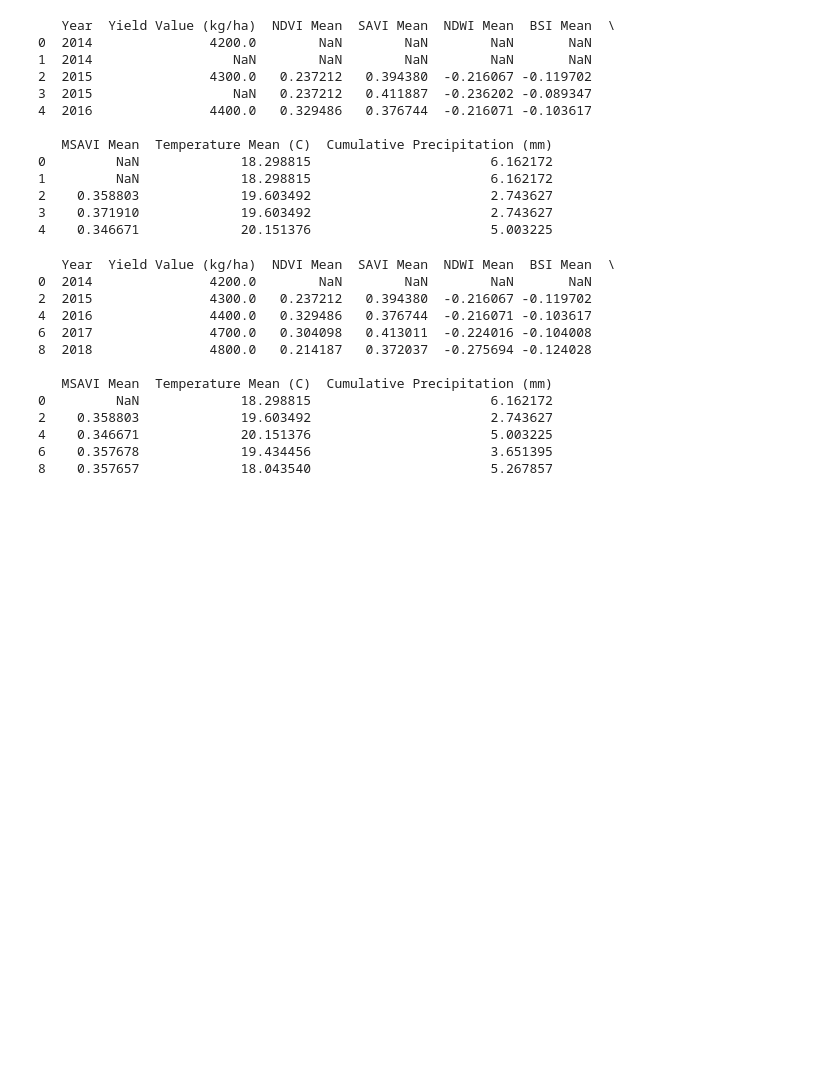
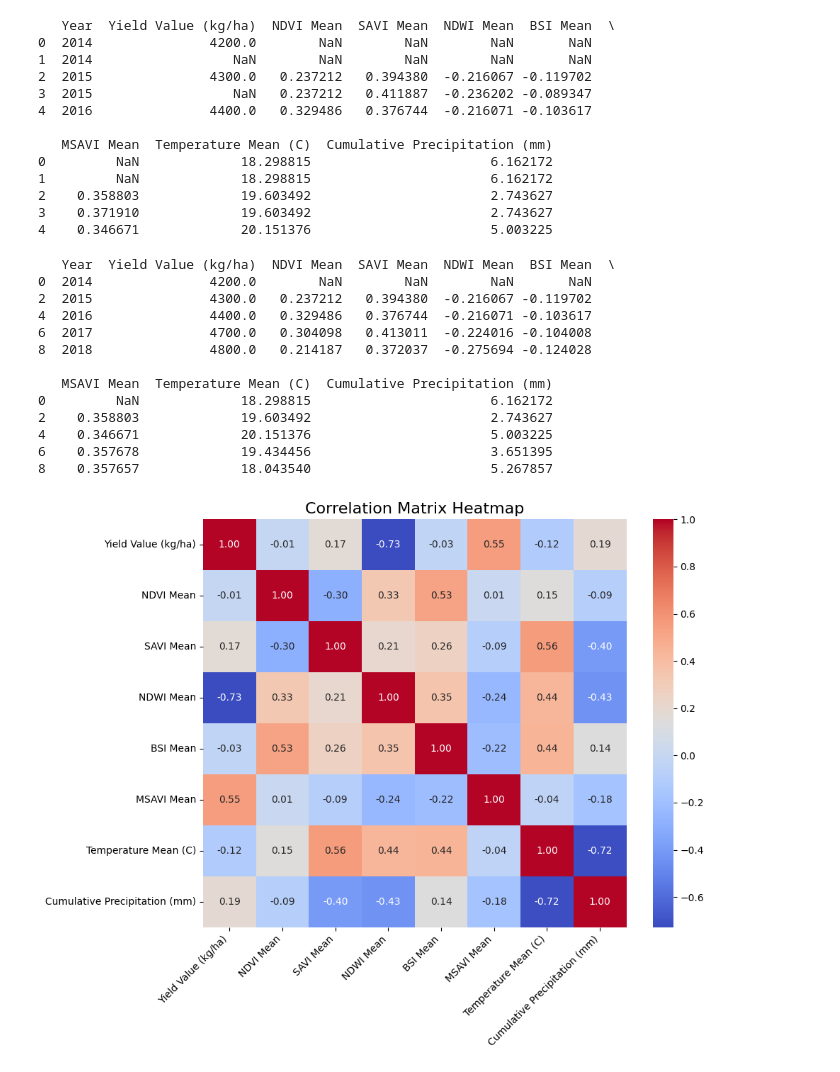
Before and after one commit to HEM2058/NDVI_Calculation_Sentinelhub, a Jupyter notebook: Yield_Estimation_System.ipynb, the cells around one changed output. Cells and saved outputs as stored; diff of their text form; code cells hidden in the pictures; blank space fills up the shorter version.

```diff
--- a/Yield_Estimation_System.ipynb
+++ b/Yield_Estimation_System.ipynb
@@ -77,3 +77,32 @@ print(filtered_data.head())
 4    0.346671             20.151376                       5.003225
 6    0.357678             19.434456                       3.651395
 8    0.357657             18.043540                       5.267857
+# %%
+import pandas as pd
+import seaborn as sns
+import matplotlib.pyplot as plt  # Make sure this import is included
+
+# Filter the data to include only rows where 'Yield Value (kg/ha)' is not NaN
+filtered_data = data[columns_of_interest].dropna(subset=['Yield Value (kg/ha)'])
+
+# Filter data for Year >= 2015
+filtered_data = filtered_data[filtered_data['Year'] >= 2015]
+
+# Drop the 'Year' column as it's not a feature
+filtered_data_no_year = filtered_data.drop(columns=['Year'])
+
+# Calculate the correlation matrix
+correlation_matrix = filtered_data_no_year.corr()
+
+# Visualize the correlation matrix
+plt.figure(figsize=(10, 8))  # Ensure the figure is created
+sns.heatmap(correlation_matrix, annot=True, cmap='coolwarm', fmt=".2f", cbar=True)
+plt.title("Correlation Matrix Heatmap", fontsize=16)
+plt.xticks(rotation=45, ha='right')
+plt.yticks(rotation=0)
+plt.tight_layout()
+
+# Show the heatmap
+plt.show()
+# %% [output]
+[figure, added]
```
